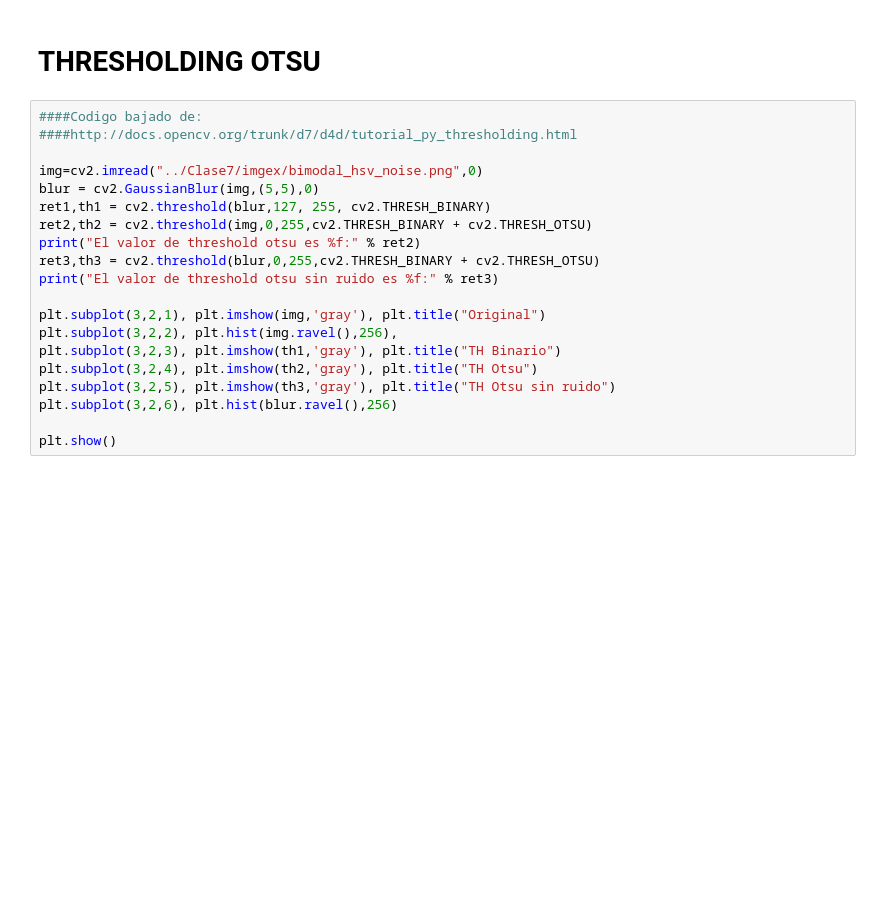
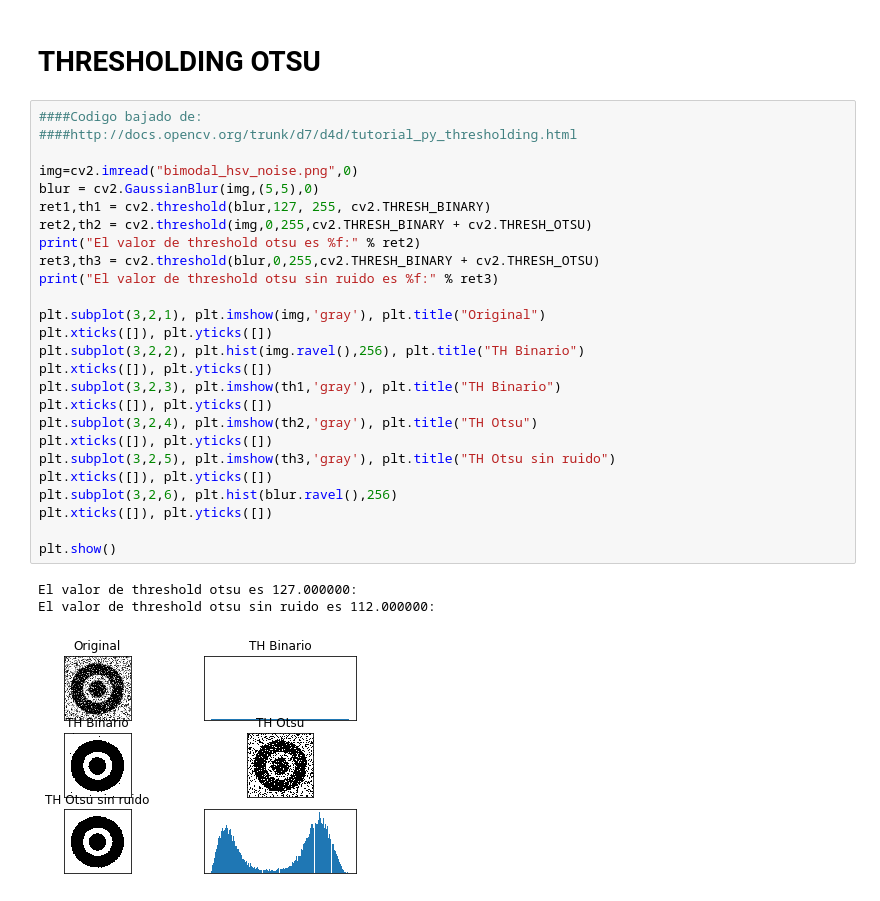
Before and after one commit to waltermayor/DigitalImageProcessing_colab, a Jupyter notebook: Clase7_segmentacion.ipynb, the cells around one changed output. Saved outputs shown, nothing was run; the diff lists cells and outputs as text; blank space fills up the shorter version.

```diff
--- a/Clase7_segmentacion.ipynb
+++ b/Clase7_segmentacion.ipynb
@@ -62,20 +83,30 @@ plt.show()
 # %%
 ####Codigo bajado de:
 ####http://docs.opencv.org/trunk/d7/d4d/tutorial_py_thresholding.html
 
-img=cv2.imread("../Clase7/imgex/bimodal_hsv_noise.png",0)
+img=cv2.imread("bimodal_hsv_noise.png",0)
 blur = cv2.GaussianBlur(img,(5,5),0)
 ret1,th1 = cv2.threshold(blur,127, 255, cv2.THRESH_BINARY)
 ret2,th2 = cv2.threshold(img,0,255,cv2.THRESH_BINARY + cv2.THRESH_OTSU)
 print("El valor de threshold otsu es %f:" % ret2)
 ret3,th3 = cv2.threshold(blur,0,255,cv2.THRESH_BINARY + cv2.THRESH_OTSU)
 print("El valor de threshold otsu sin ruido es %f:" % ret3)
 
 plt.subplot(3,2,1), plt.imshow(img,'gray'), plt.title("Original")
-plt.subplot(3,2,2), plt.hist(img.ravel(),256),
+plt.xticks([]), plt.yticks([])
+plt.subplot(3,2,2), plt.hist(img.ravel(),256), plt.title("TH Binario")
+plt.xticks([]), plt.yticks([])
 plt.subplot(3,2,3), plt.imshow(th1,'gray'), plt.title("TH Binario")
+plt.xticks([]), plt.yticks([])
 plt.subplot(3,2,4), plt.imshow(th2,'gray'), plt.title("TH Otsu")
+plt.xticks([]), plt.yticks([])
 plt.subplot(3,2,5), plt.imshow(th3,'gray'), plt.title("TH Otsu sin ruido")
+plt.xticks([]), plt.yticks([])
 plt.subplot(3,2,6), plt.hist(blur.ravel(),256)
+plt.xticks([]), plt.yticks([])
 
 plt.show()
+# %% [output]
+El valor de threshold otsu es 127.000000:
+El valor de threshold otsu sin ruido es 112.000000:
+[figure, added]
```
Also changed, not shown: parts of 3 cells of this notebook.
